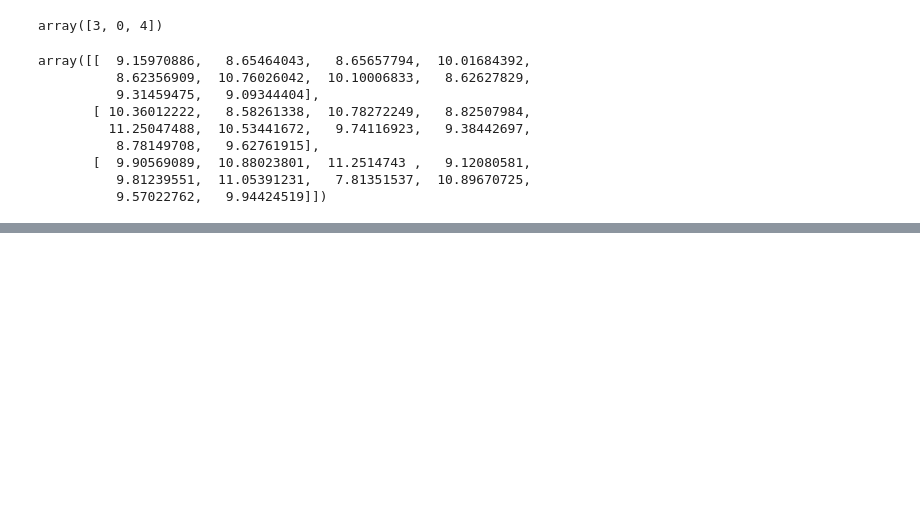
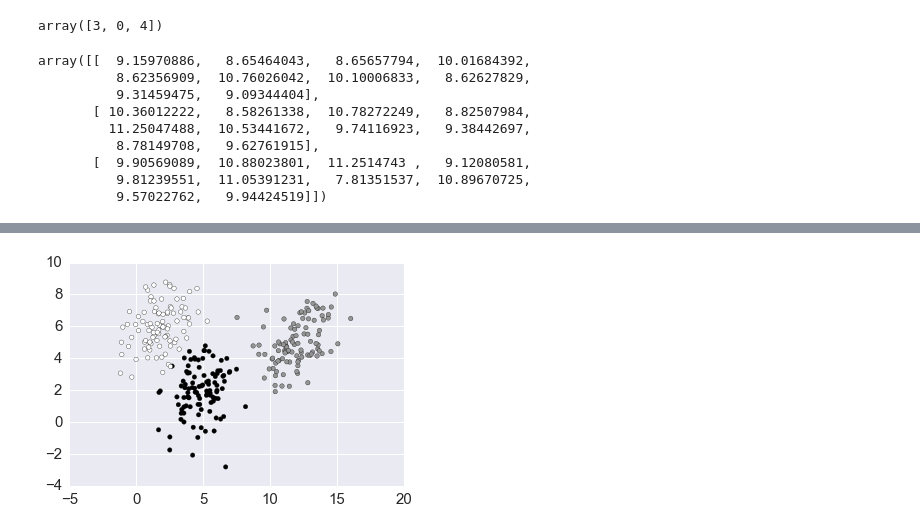
Before and after one commit to Mengrun/Sta_663_Statistical_Computation_Final_Project, a Jupyter notebook: Progress_Report_1.ipynb, the cells around one changed output, grey strips where cells are left out. Saved outputs shown, nothing was run; the diff lists cells and outputs as text; code cells hidden in the pictures; blank space fills up the shorter version.

```diff
--- a/Progress_Report_1.ipynb
+++ b/Progress_Report_1.ipynb
@@ -241,0 +283,4 @@ array([[  9.15970886,   8.65464043,   8.65657794,  10.01684392,
+# %%
+y_pred_kmeans = KMeans(n_clusters=3,init = "random").fit_predict(data[:,0:2])
+y_pred_kmeans_plus = KMeans(n_clusters=3,init = "k-means++").fit_predict(data[:,0:2])
+y_pred_kmeans_plus_scalable = KMeans(n_clusters=3,init = init,n_init=1).fit_predict(data[:,0:2])
@@ -241,0 +292,4 @@ array([[  9.15970886,   8.65464043,   8.65657794,  10.01684392,
+# %%
+plt.scatter(data[:,0], data[:,1], c=y_pred_kmeans);
+# %% [output]
+[figure, added]
```
Also changed, not shown: parts of 14 cells of this notebook.
